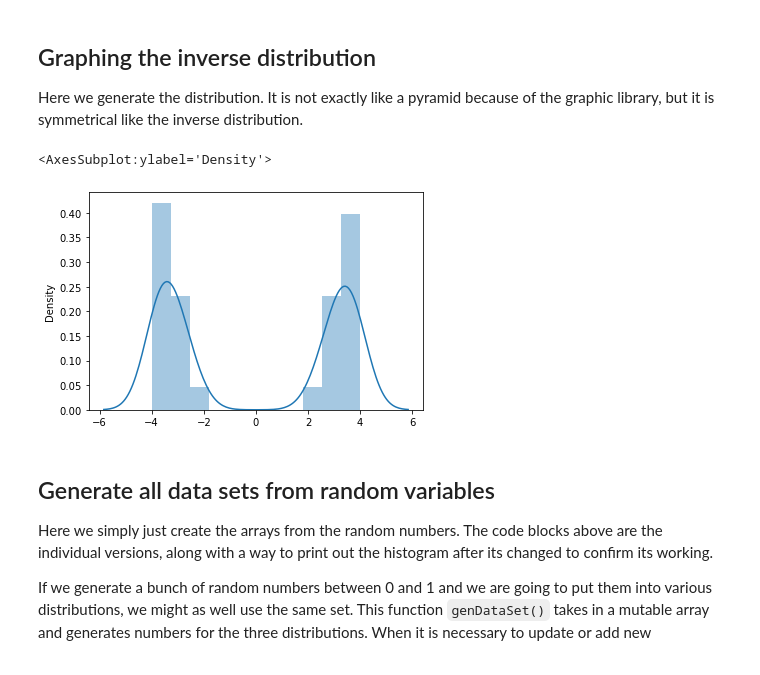
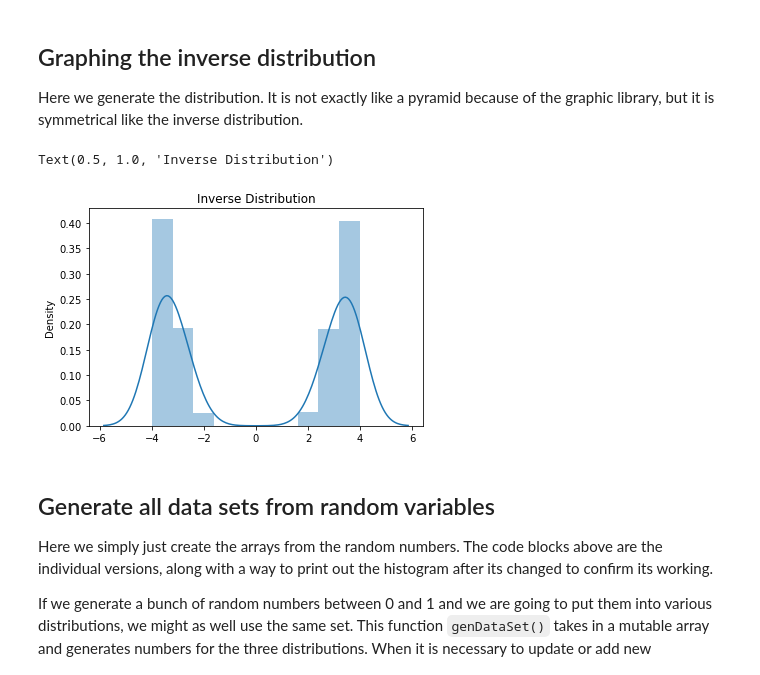
Before and after one commit to ddeniro/ECEproject, a Jupyter notebook: project.ipynb, the cells around one changed output. Saved outputs shown, nothing was run; the diff lists cells and outputs as text; code cells hidden in the pictures.

```diff
--- a/project.ipynb
+++ b/project.ipynb
@@ -176,12 +178,12 @@ Here we generate the distribution. It is not exactly like a pyramid because of t
 # %%
 triNums = []
 for num in rannums:
     triNums.append(InvTri.ppf(num))
 
-sns.distplot(triNums)
+sns.distplot(triNums).set_title('Inverse Distribution')
 # %% [output]
-<AxesSubplot:ylabel='Density'>
+Text(0.5, 1.0, 'Inverse Distribution')
-[figure, old version]
+[figure, new version]
 # %%
 def find_b(a, c):
     return (a + c) / 2
```
Also changed, not shown: parts of 4 cells of this notebook, 3 other files.
